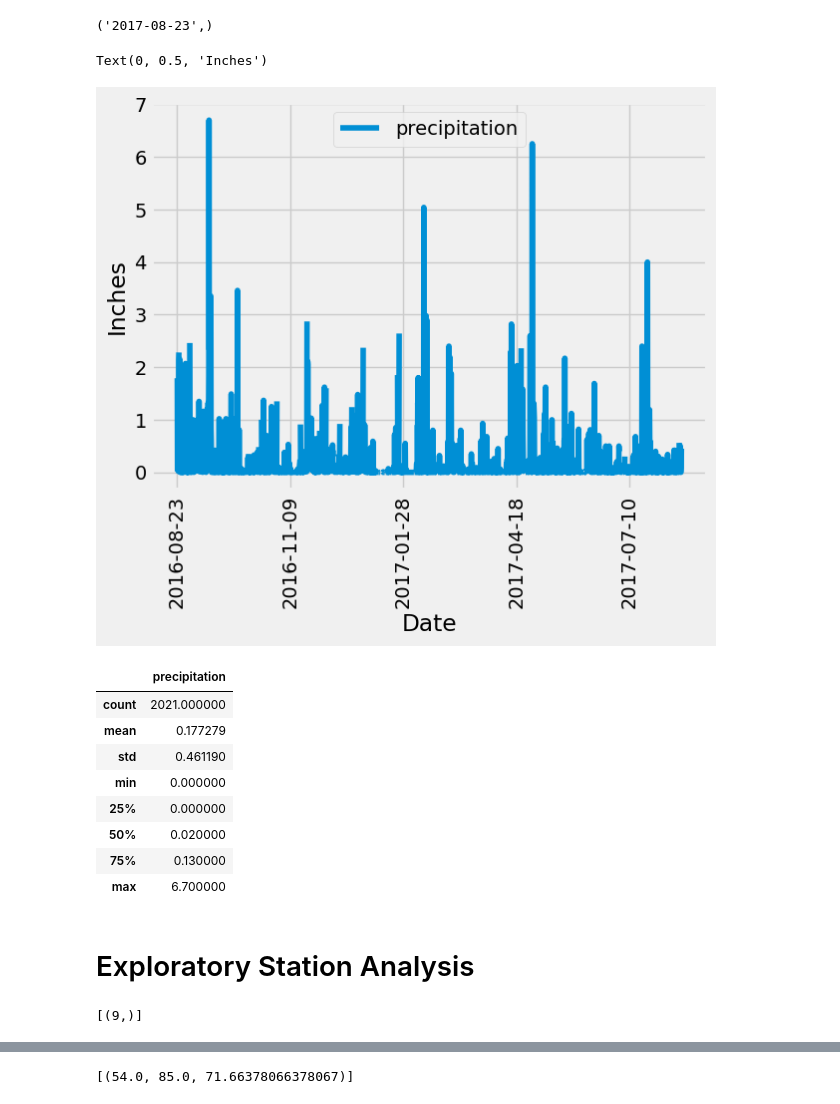
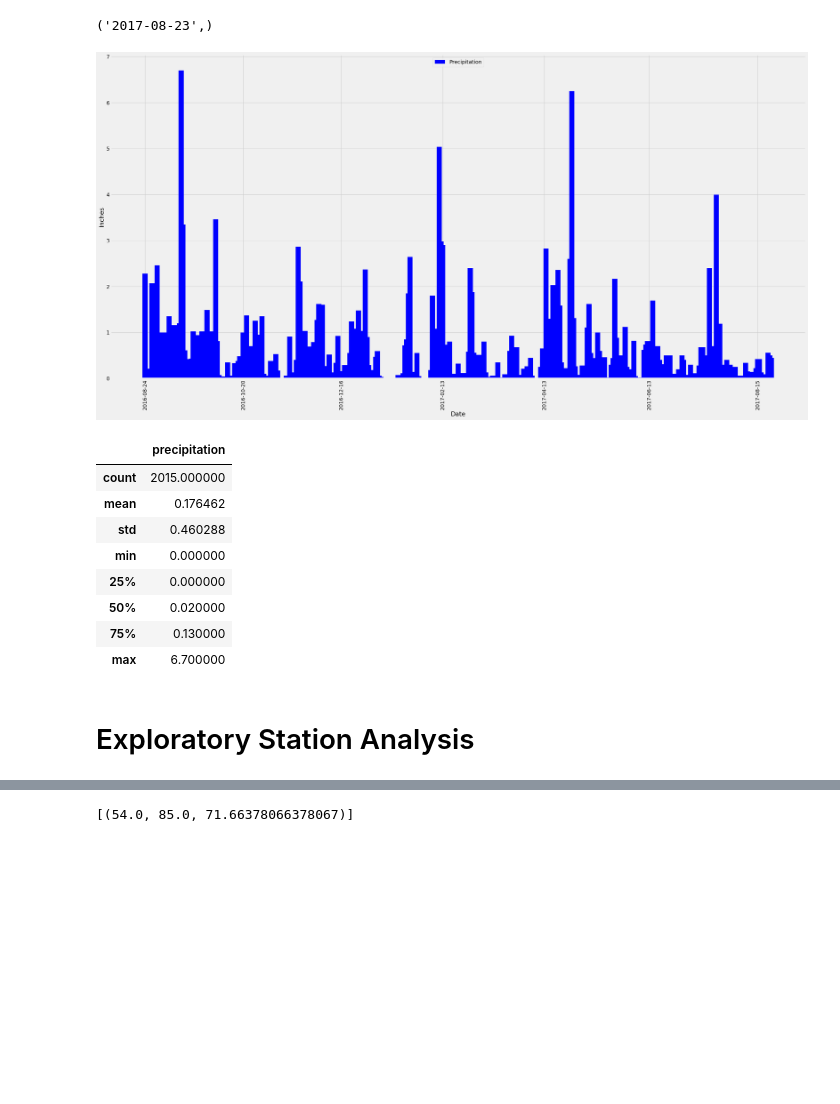
Before and after one commit to canayter/sqlalchemy-trip-planner, a Jupyter notebook: climate_analysis.ipynb, the cells around one changed output, grey strips where cells are left out. Drawn from its saved outputs; the diff is of its cells as text; code cells hidden in the pictures; blank space fills up the shorter version.

```diff
--- a/climate_analysis.ipynb
+++ b/climate_analysis.ipynb
@@ -44,36 +44,44 @@ most_recent_date
 # %% [output]
 ('2017-08-23',)
 # %%
-# Design a query to retrieve the last 12 months of precipitation data and plot the results.
-# Starting from the most recent data point in the database.
+# Design a query to retrieve the last 12 months of precipitation data and plot the results. Starting from the most recent data point in the database.
+most_recent_date = session.query(Measurement.date).order_by(Measurement.date.desc()).first()
+most_recent_date = dt.datetime.strptime(most_recent_date[0], '%Y-%m-%d')
 
 # Calculate the date one year from the last date in data set.
-prev_year = dt.date(2017,8,23) - dt.timedelta(days=365)
+one_year_ago = most_recent_date - dt.timedelta(days=365)
 
 # Perform a query to retrieve the data and precipitation scores
-results = session.query(Measurement.date, Measurement.prcp).filter(Measurement.date >= prev_year).all()
+query = session.query(Measurement.date, Measurement.prcp).filter(Measurement.date >= one_year_ago).all()
 
 # Save the query results as a Pandas DataFrame. Explicitly set the column names
-df = pd.DataFrame(results, columns=("date", "precipitation"))
+prcp_12mo=pd.DataFrame(query, columns=['date', 'precipitation'])
 
 # Sort the dataframe by date
-df = df.sort_values("date")
+prcp_12mo.sort_values(by=['date'], ascending = True, inplace=True)
+dates = np.array(prcp_12mo['date'])
 
 # Use Pandas Plotting with Matplotlib to plot the data
-df.plot(x="date", y="precipitation", rot=90)
+plt.figure(figsize=(30,15))
+plt.bar(prcp_12mo['date'], prcp_12mo['precipitation'], width=3, color='b', align="center")
+plt.grid(True, which='both', axis='both', )
 plt.xlabel("Date")
 plt.ylabel("Inches")
+plt.legend(["Precipitation"], loc="upper center")
+
+# ChatGPT assisted with array slicing 'dates[::365]' to reduce the number of ticks per classmate recommendation.
+plt.xticks(dates[::365], rotation=90)
+plt.show()
 # %% [output]
-Text(0, 0.5, 'Inches')
-[figure, old version]
+[figure, new version]
 # %%
 # Use Pandas to calculate the summary statistics for the precipitation data
-df.describe()
+prcp_12mo.describe()
 # %% [output]
 |  | precipitation |
-| count | 2021.000000 |
-| mean | 0.177279 |
-| std | 0.461190 |
+| count | 2015.000000 |
+| mean | 0.176462 |
+| std | 0.460288 |
 | min | 0.000000 |
 | 25% | 0.000000 |
 | 50% | 0.020000 |
@@ -83,9 +91,7 @@ df.describe()
 # Exploratory Station Analysis
 # %%
 # Design a query to calculate the total number of stations in the dataset
-session.query(func.count(Station.station)).all()
+query = session.query(Station.station).count()
-# %% [output]
-[(9,)]
 # %%
 # Design a query to find the most active stations (i.e. which stations have the most rows?)
 # List the stations and their counts in descending order.
```
Also changed, not shown: parts of 10 cells of this notebook, 1 other file.
